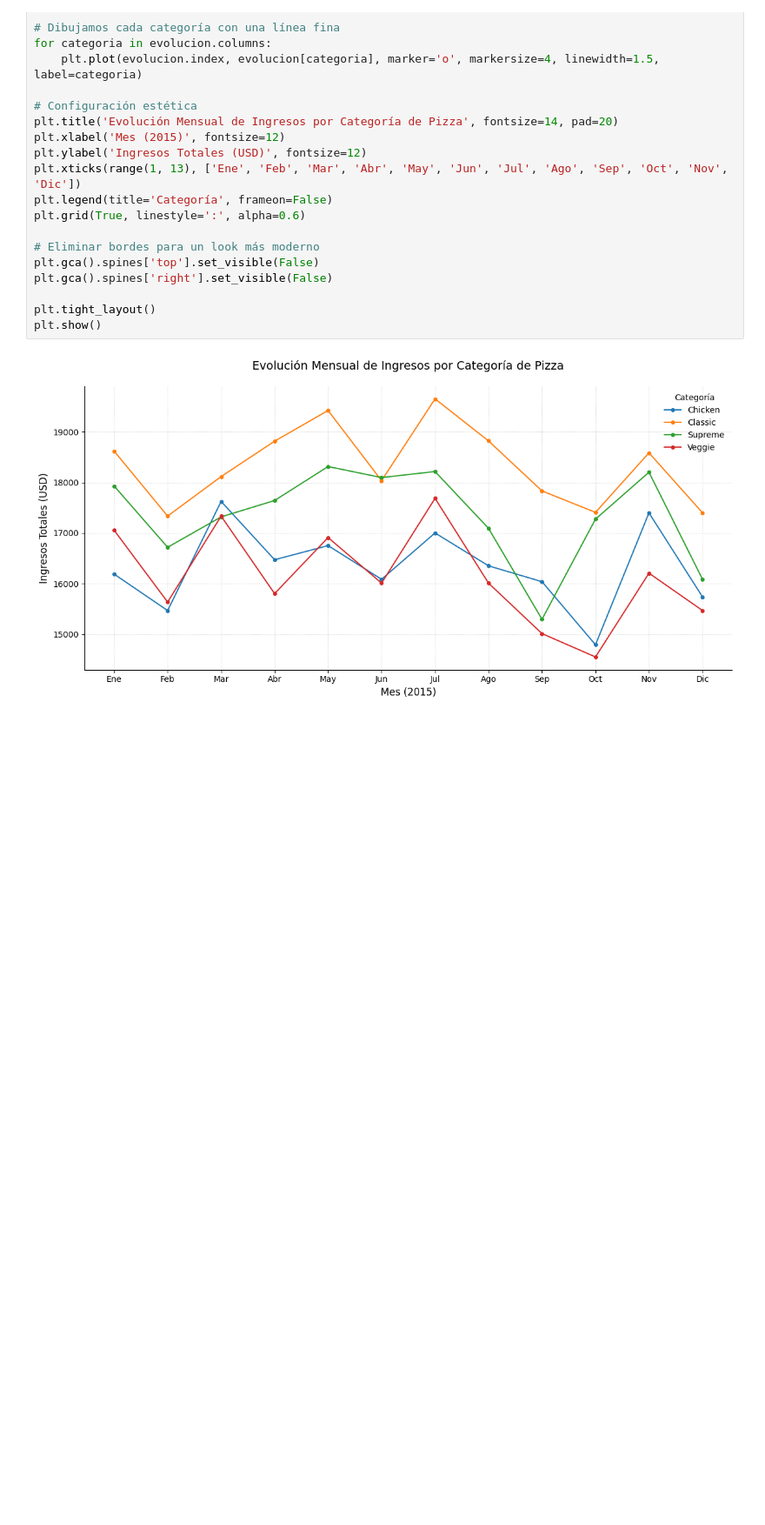
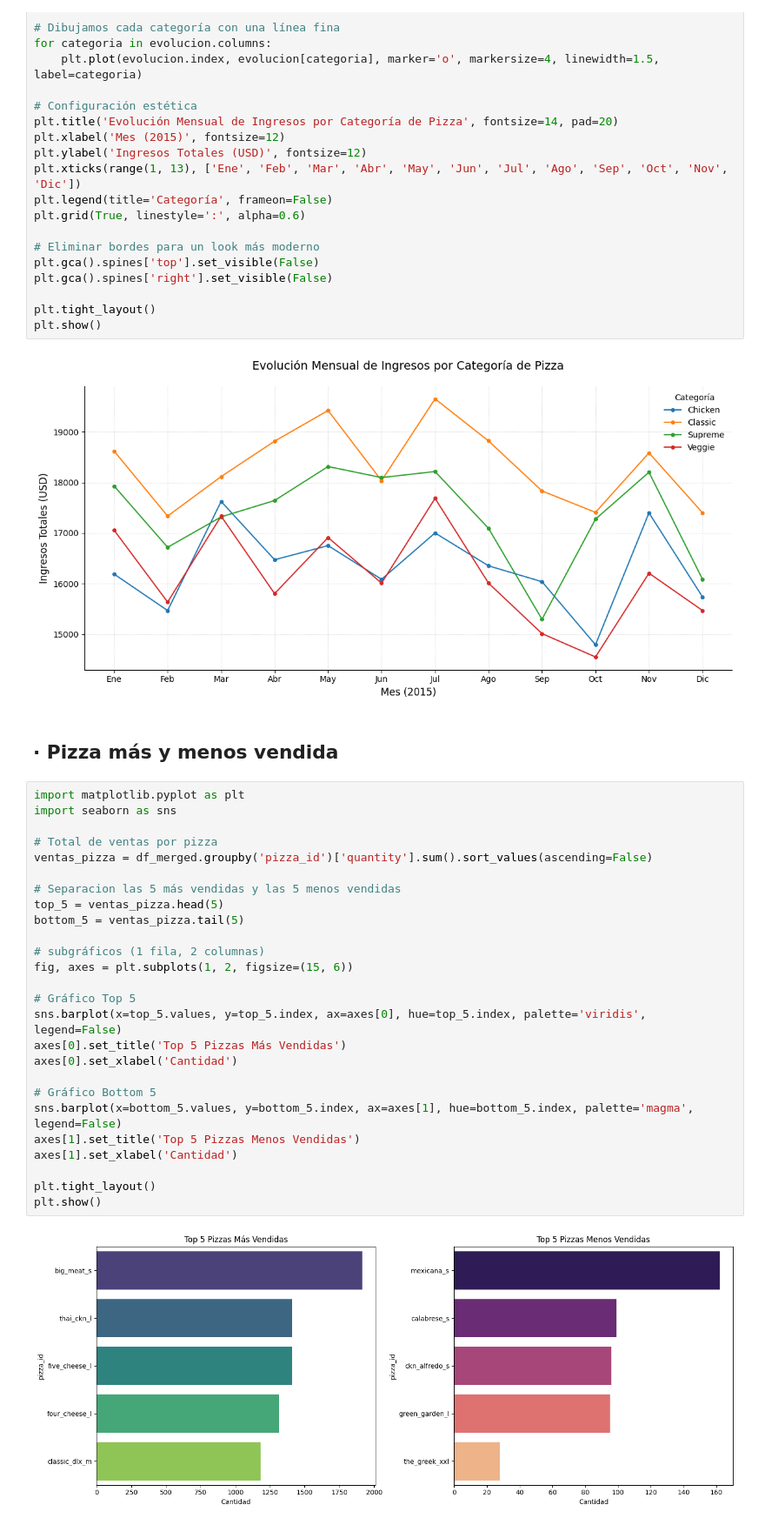
Before and after one commit to Joan735/PythonRA2, a Jupyter notebook: pizza/pizza.ipynb, the cells around one changed output. Shown at 87% size. Cells and saved outputs as stored; diff of their text form; blank space fills up the shorter version.

```diff
--- a/pizza/pizza.ipynb
+++ b/pizza/pizza.ipynb
@@ -732,3 +657,33 @@ plt.tight_layout()
 plt.show()
 # %% [output]
 [figure]
+# %% [markdown]
+## · Pizza más y menos vendida
+# %%
+import matplotlib.pyplot as plt
+import seaborn as sns
+
+# Total de ventas por pizza
+ventas_pizza = df_merged.groupby('pizza_id')['quantity'].sum().sort_values(ascending=False)
+
+# Separacion las 5 más vendidas y las 5 menos vendidas
+top_5 = ventas_pizza.head(5)
+bottom_5 = ventas_pizza.tail(5)
+
+# subgráficos (1 fila, 2 columnas)
+fig, axes = plt.subplots(1, 2, figsize=(15, 6))
+
+# Gráfico Top 5
+sns.barplot(x=top_5.values, y=top_5.index, ax=axes[0], hue=top_5.index, palette='viridis', legend=False)
+axes[0].set_title('Top 5 Pizzas Más Vendidas')
+axes[0].set_xlabel('Cantidad')
+
+# Gráfico Bottom 5
+sns.barplot(x=bottom_5.values, y=bottom_5.index, ax=axes[1], hue=bottom_5.index, palette='magma', legend=False)
+axes[1].set_title('Top 5 Pizzas Menos Vendidas')
+axes[1].set_xlabel('Cantidad')
+
+plt.tight_layout()
+plt.show()
+# %% [output]
+[figure, added]
```
Also changed, not shown: parts of 9 cells of this notebook, 4 other files.
